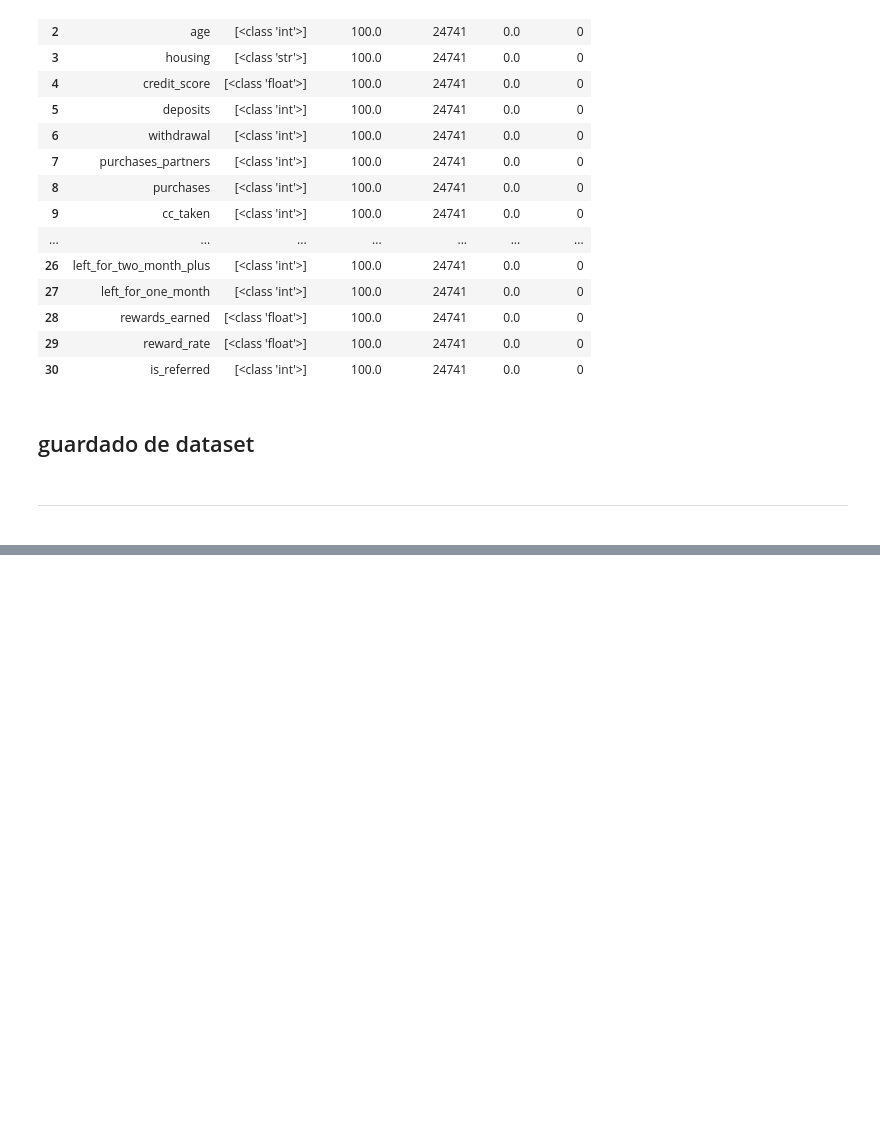
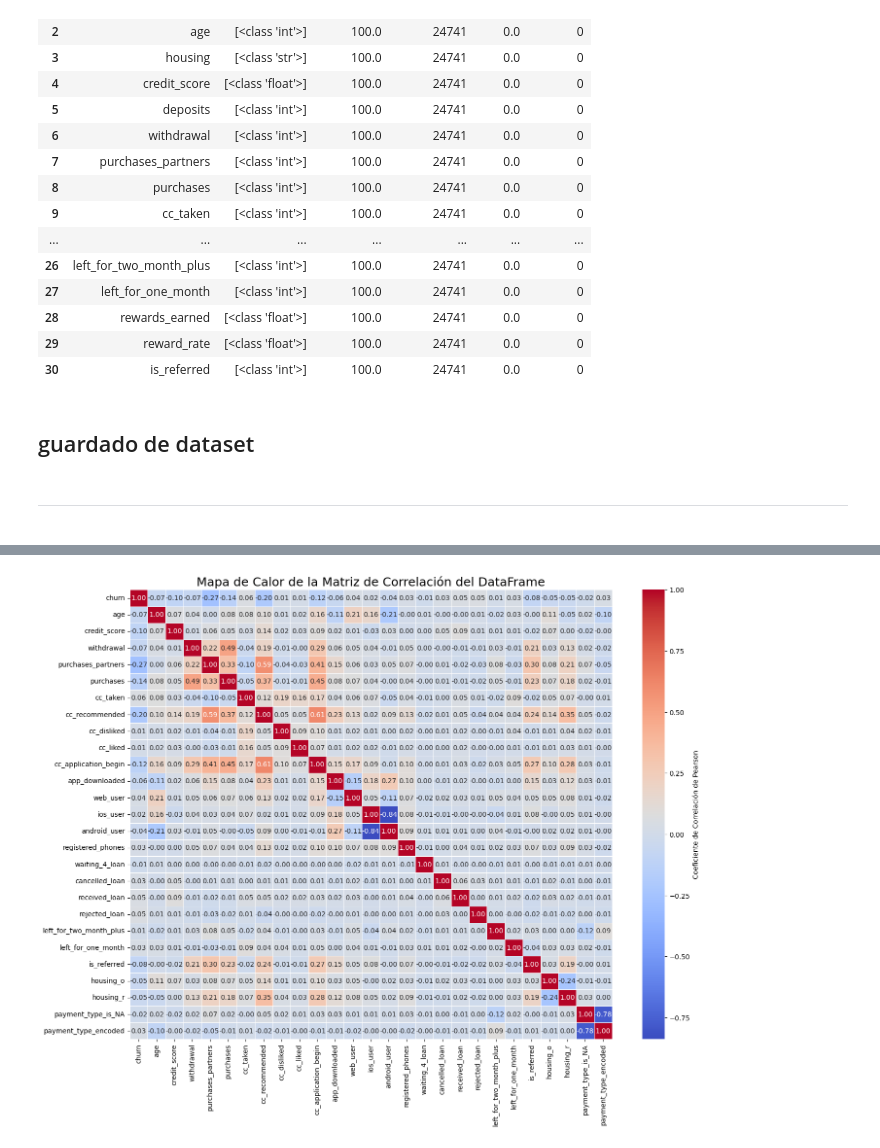
Before and after one commit to EglimarRamirez/Predicci-n_de-Churn-_y_Retenci-n_de_Clientes_para_FinTech, a Jupyter notebook: Notebooks/fintech-churn-etl.ipynb, the cells around one changed output, grey strips where cells are left out. Saved outputs shown, nothing was run; the diff lists cells and outputs as text; code cells hidden in the pictures; blank space fills up the shorter version.

```diff
--- a/Notebooks/fintech-churn-etl.ipynb
+++ b/Notebooks/fintech-churn-etl.ipynb
@@ -430,0 +603,22 @@ df.to_csv(r'../datos/Fintech_user_limpios.csv', index=False)
+# %%
+df.drop(columns=['deposits',"app_web_user","rewards_earned","reward_rate"], inplace=True)
+# %%
+# c
+matriz_correlacion = df.corr()
+
+## Configurar la Figura y el Mapa de Calor
+plt.figure(figsize=(16, 12))
+
+sns.heatmap(
+    matriz_correlacion,
+    annot=True,         # Muestra el valor numérico de la correlación en cada celda
+    fmt=".2f",          # Formatea los números con dos decimales
+    cmap='coolwarm',    # Escala de colores (rojo para negativo, azul para positivo)
+    linewidths=.5,      # Líneas para separar las celdas
+    cbar_kws={'label': 'Coeficiente de Correlación de Pearson'}
+)
+
+plt.title('Mapa de Calor de la Matriz de Correlación del DataFrame', fontsize=18)
+plt.show()
+# %% [output]
+[figure, added]
```
Also changed, not shown: parts of 26 cells of this notebook, 1 other file.
